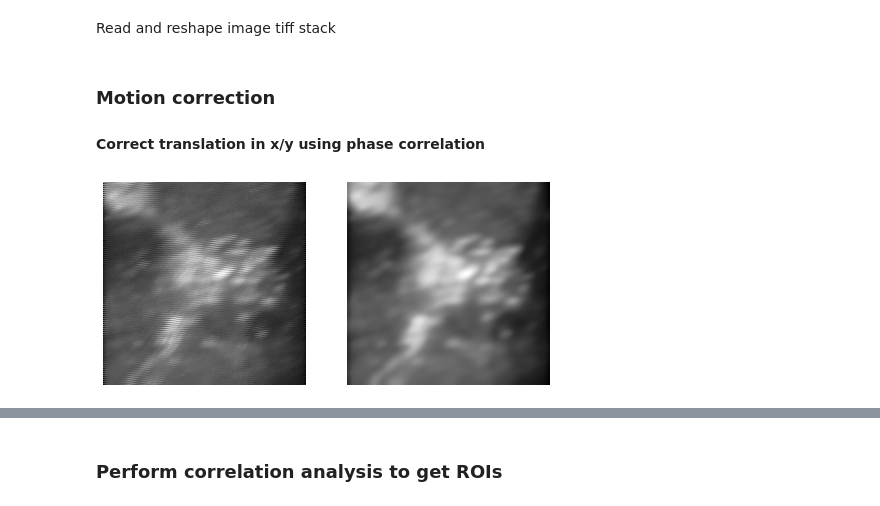
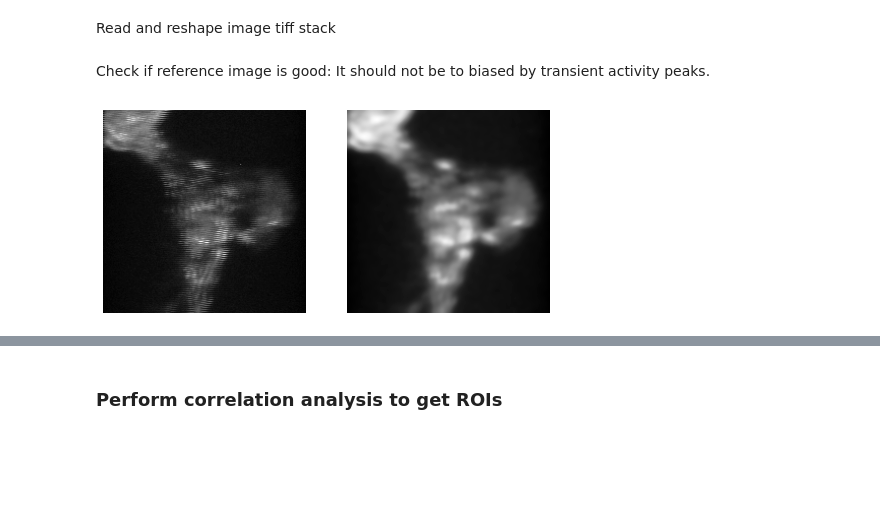
Before and after one commit to hjmh/fly2p, a Jupyter notebook: fly2p/scripts/preprocessImaging3Dvs4D.ipynb, the cells around one changed output, grey strips where cells are left out. Saved outputs shown, nothing was run; the diff lists cells and outputs as text; code cells hidden in the pictures; blank space fills up the shorter version.

```diff
--- a/fly2p/scripts/preprocessImaging3Dvs4D.ipynb
+++ b/fly2p/scripts/preprocessImaging3Dvs4D.ipynb
@@ -20,9 +26,16 @@ import fly2p.preproc.imgPreproc as imp
 #### Set paths to data files and plot directory
 # %%
 rootDir = '../../../../data_unityvr'
-dataDir = sep.join([rootDir, 'raw','dFB','84C10_x_6fdouble','FB','deprived','f01'])
-rawTiff = '84C10_x_6fdouble_f01_FB_depr_00001.tif'
+subdir = 'Drep2test'
+dataDir = sep.join([rootDir, 'raw',subdir,'56H10_x_6fDrep2/BU/f01'])
+rawTiff = '56H10_x_6fDrep2_f01_BU_panA2_00001.tif'
 plotDir = sep.join([rootDir, 'plot', sep.join(dataDir.split(sep)[-4:])])
 preprocDir = sep.join([rootDir, 'preproc', sep.join(dataDir.split(sep)[-4:])])
-print(plotDir)
+
+genotype = '-'.join(rawTiff.split('_')[0:3])
+[flyID, region] = rawTiff.split('_')[3:5]
+condition = 'panTest'#rawTiff.split('_')[-2]
+trial = "trial"+rawTiff.split('_')[-1][3:-4]
+print('Genotype: {}, Imaging region: {}, Fly id: {}\nCondition: {}, Trial: {}'.format(
+    genotype, region, flyID, condition, trial))
 # %% [output]
@@ -48,12 +60,9 @@ Condition: depr, Trial: 00001
 Extract relevant information from header
 # %%
 mytiffreader = ScanImageTiffReader(sep.join([dataDir, rawTiff]))
-metadat = mytiffreader.metadata()
-basicMetadat = getSIbasicMetadata(metadat)
+basicMetadat = getSIbasicMetadata(mytiffreader.metadata())
 basicMetadat["CaCh"] = 0 # give channel identity
-SImetadict = getSIMetadict(metadat)
-
-basicMetadat
+SImetadict = getSIMetadict(mytiffreader.metadata())
 # %% [output]
 SI.VERSION_COMMIT = '4a9264c4fccd21a03258704d0d6489537ad79e6c'
 SI.VERSION_MAJOR = '2018b'
@@ -78,25 +72,23 @@ Read and reshape image tiff stack
 # %%
 stack = loadvolume(mytiffreader, basicMetadat, selectCaChan=True)
 imgStack = imp.stack2xarray(stack, basicMetadat)
-# %% [markdown]
-### Motion correction
-#### Correct translation in x/y using phase correlation
+# %% [markdown]
+Check if reference image is good: It should not be to biased by transient activity peaks.
 # %%
-# Settings
-## reference image
+# Set reference image
+stackMP = np.max(imgStack, axis=1) # max projection over volume
+
 numRefImg = 600
-locRefImg = round(np.max(imgStack, axis=1)['volumes [s]'].size/3)
+locRefImg = round(stackMP['volumes [s]'].size/3)
 
 # Generate reference image
-refImg = np.mean(np.max(imgStack, axis=1)[locRefImg:locRefImg+numRefImg,:,:],axis=0)
+refImg = np.mean(stackMP[locRefImg:locRefImg+numRefImg,:,:],axis=0)
 
 from scipy.ndimage.filters import gaussian_filter
 refImgFilt = gaussian_filter(refImg, sigma=2)
 
 fig, axs = plt.subplots(1,2,figsize=(8,4))
-axs[0].imshow(refImg,cmap='Greys_r', origin='lower')
-axs[0].axis('off');
-axs[1].imshow(refImgFilt,cmap='Greys_r', origin='lower')
-axs[1].axis('off');
+axs[0].imshow(refImg,cmap='Greys_r', origin='lower'); axs[0].axis('off');
+axs[1].imshow(refImgFilt,cmap='Greys_r', origin='lower'); axs[1].axis('off');
 # %% [output]
-[figure, old version]
+[figure, new version]
```
Also changed, not shown: parts of 28 cells of this notebook.
